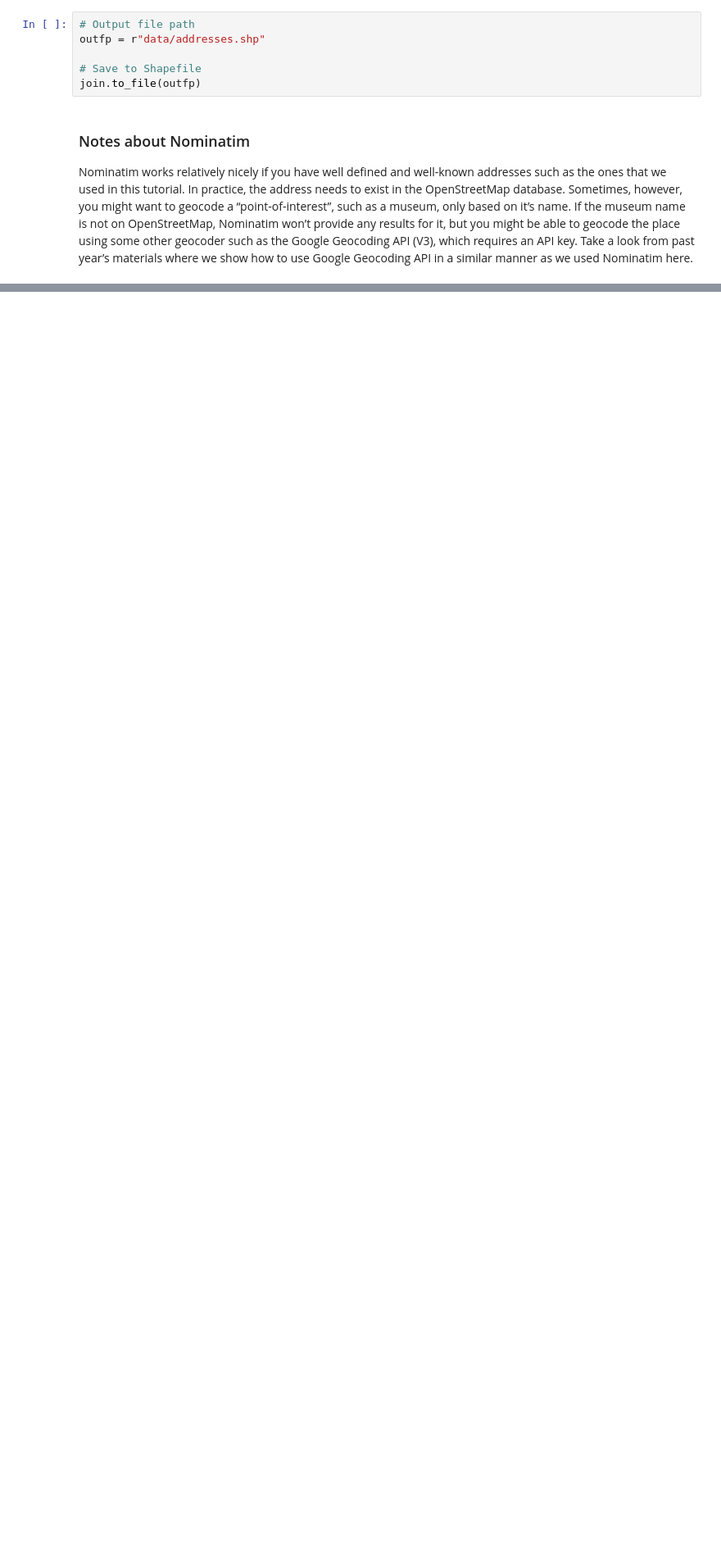
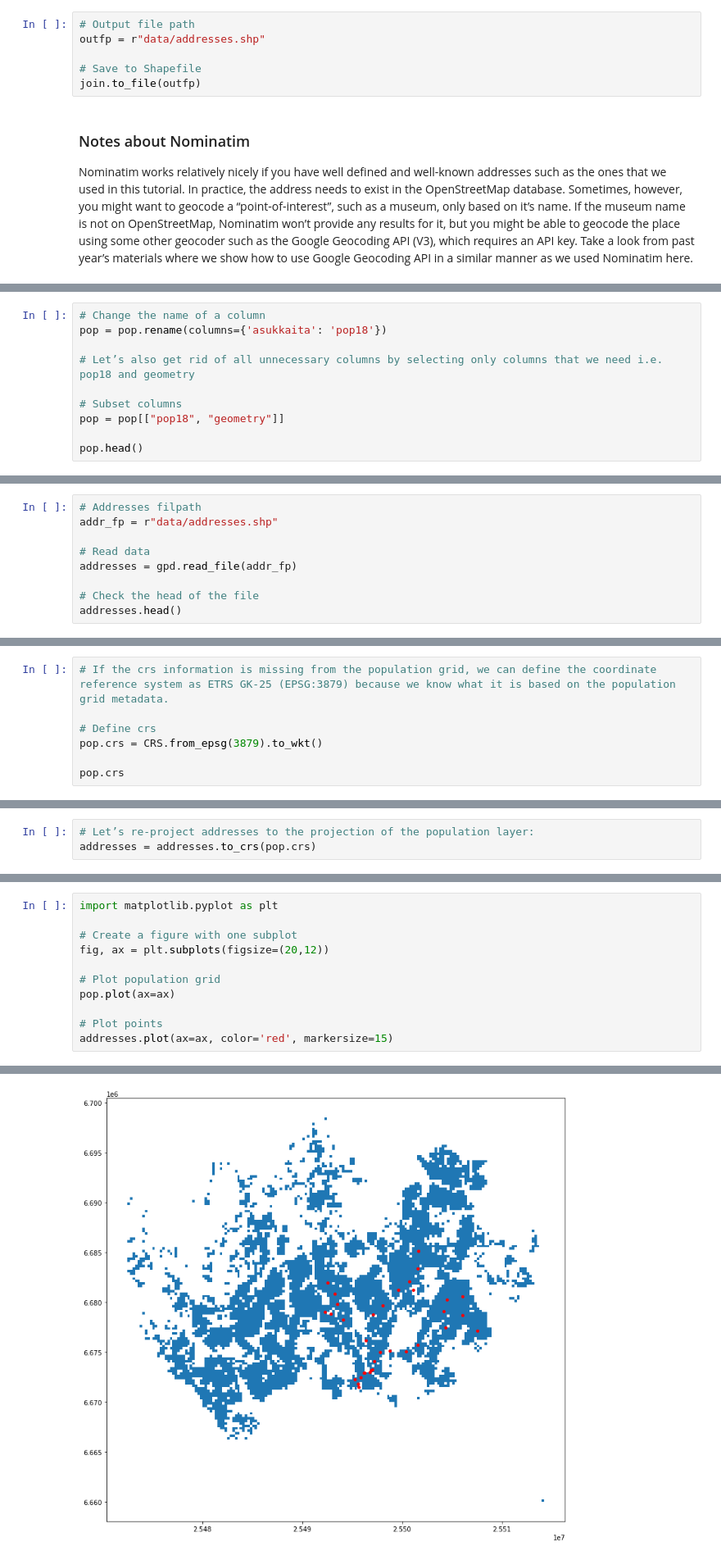
Before and after one commit to balintalfoldy/Automating_GIS, a Jupyter notebook: Lesson3/Lesson3.ipynb, the cells around one changed output, grey strips where cells are left out. Shown at 82% size. Saved outputs shown, nothing was run; the diff lists cells and outputs as text; blank space fills up the shorter version.

```diff
--- a/Lesson3/Lesson3.ipynb
+++ b/Lesson3/Lesson3.ipynb
@@ -155,0 +546,10 @@ Nominatim works relatively nicely if you have well defined and well-known addres
+# %%
+# Change the name of a column
+pop = pop.rename(columns={'asukkaita': 'pop18'})
+
+# Let’s also get rid of all unnecessary columns by selecting only columns that we need i.e. pop18 and geometry
+
+# Subset columns
+pop = pop[["pop18", "geometry"]]
+
+pop.head()
@@ -155,0 +568,9 @@ Nominatim works relatively nicely if you have well defined and well-known addres
+# %%
+# Addresses filpath
+addr_fp = r"data/addresses.shp"
+
+# Read data
+addresses = gpd.read_file(addr_fp)
+
+# Check the head of the file
+addresses.head()
@@ -155,0 +602,7 @@ Nominatim works relatively nicely if you have well defined and well-known addres
+# %%
+# If the crs information is missing from the population grid, we can define the coordinate reference system as ETRS GK-25 (EPSG:3879) because we know what it is based on the population grid metadata.
+
+# Define crs
+pop.crs = CRS.from_epsg(3879).to_wkt()
+
+pop.crs
@@ -155,0 +629,3 @@ Nominatim works relatively nicely if you have well defined and well-known addres
+# %%
+# Let’s re-project addresses to the projection of the population layer:
+addresses = addresses.to_crs(pop.crs)
@@ -155,0 +673,12 @@ Nominatim works relatively nicely if you have well defined and well-known addres
+# %%
+import matplotlib.pyplot as plt
+
+# Create a figure with one subplot
+fig, ax = plt.subplots(figsize=(20,12))
+
+# Plot population grid
+pop.plot(ax=ax)
+
+# Plot points
+addresses.plot(ax=ax, color='red', markersize=15)
+# %% [output]
@@ -155,0 +686 @@ Nominatim works relatively nicely if you have well defined and well-known addres
+[figure, added]
```
Also changed, not shown: parts of 57 cells of this notebook, 6 other files.
